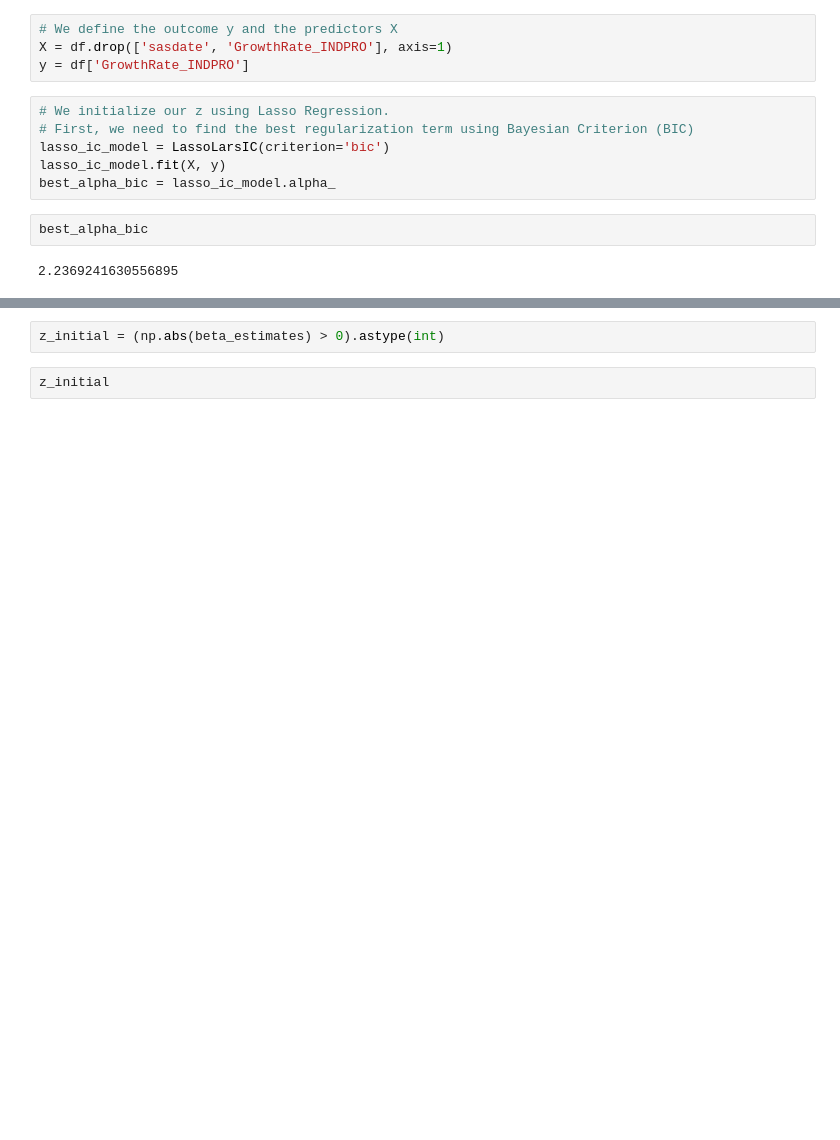
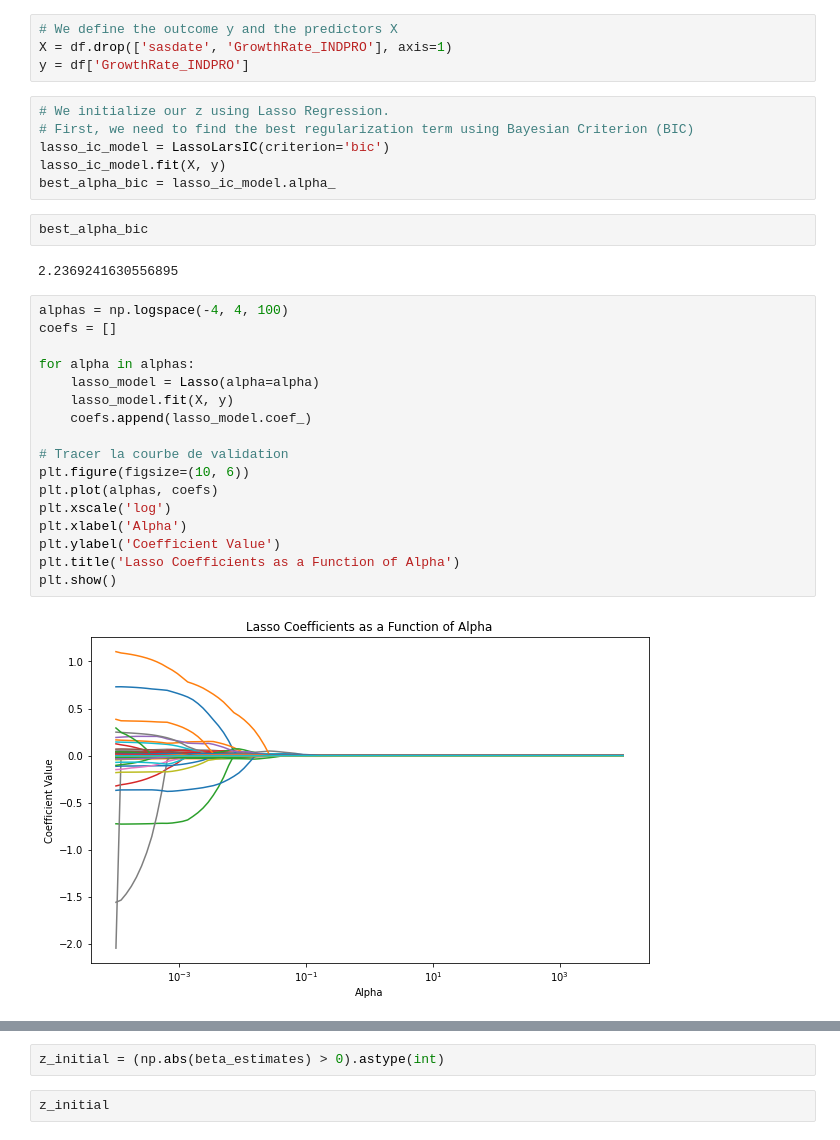
Before and after one commit to arthursabre/bayesian_statistics_project, a Jupyter notebook: Gibbs brut.ipynb, the cells around one changed output, grey strips where cells are left out. Cells and saved outputs as stored; diff of their text form; blank space fills up the shorter version.

```diff
--- a/Gibbs brut.ipynb
+++ b/Gibbs brut.ipynb
@@ -104,3 +104,22 @@ best_alpha_bic = lasso_ic_model.alpha_
 best_alpha_bic
 # %% [output]
 2.2369241630556895
+# %%
+alphas = np.logspace(-4, 4, 100)
+coefs = []
+
+for alpha in alphas:
+    lasso_model = Lasso(alpha=alpha)
+    lasso_model.fit(X, y)
+    coefs.append(lasso_model.coef_)
+
+# Tracer la courbe de validation
+plt.figure(figsize=(10, 6))
+plt.plot(alphas, coefs)
+plt.xscale('log')
+plt.xlabel('Alpha')
+plt.ylabel('Coefficient Value')
+plt.title('Lasso Coefficients as a Function of Alpha')
+plt.show()
+# %% [output]
+[figure, added]
```
Also changed, not shown: parts of 5 cells of this notebook.
